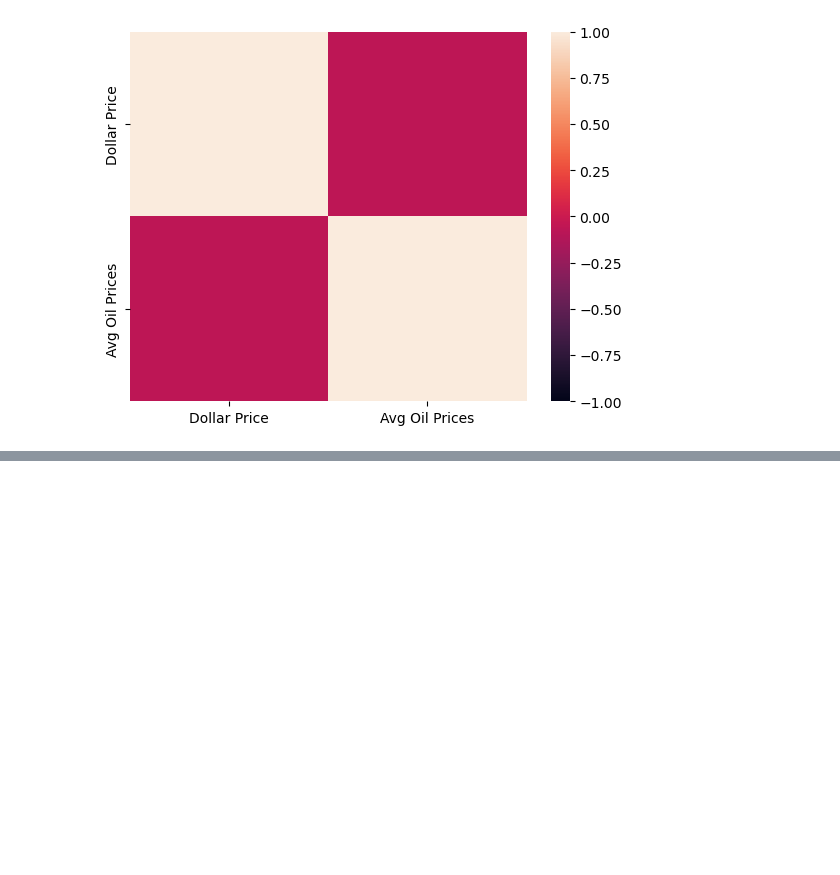
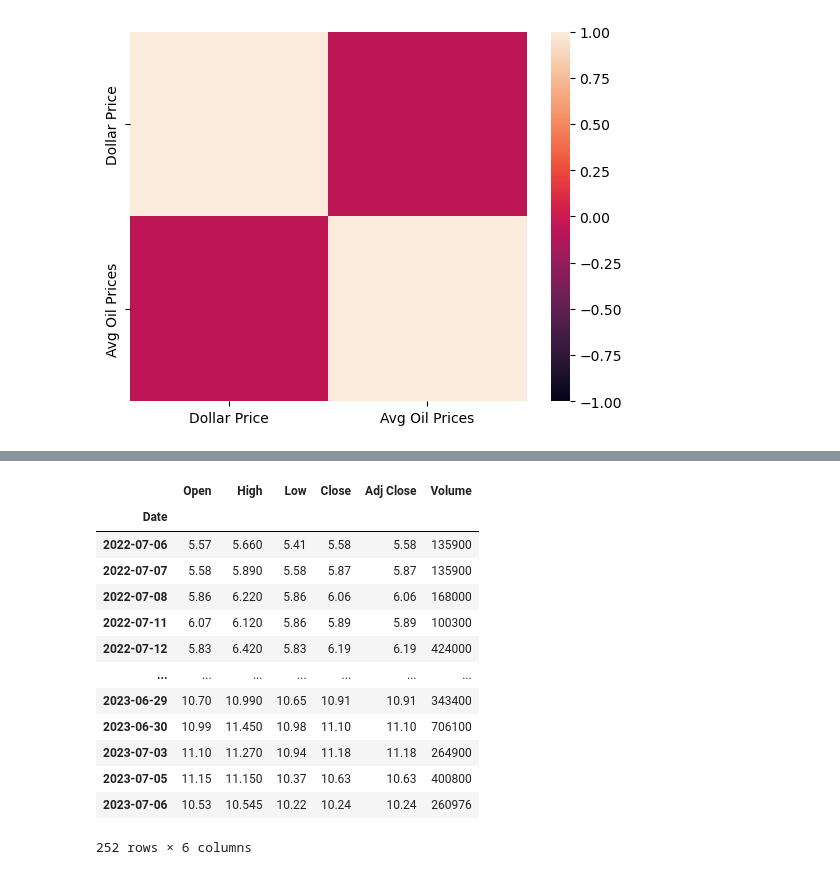
Before and after one commit to emilyblackstein/Group_Project_One, a Jupyter notebook: group_project_update.ipynb, the cells around one changed output, grey strips where cells are left out. Drawn from its saved outputs; the diff is of its cells as text; code cells hidden in the pictures; blank space fills up the shorter version.

```diff
--- a/group_project_update.ipynb
+++ b/group_project_update.ipynb
@@ -186,0 +231,19 @@ gwalker = pyg.walk(diff_yoy_combined_data_df)
+# %%
+# import CVGI csv
+cvgi_df = pd.read_csv('./Resources/CVGI.csv', index_col = "Date", parse_dates = True, infer_datetime_format = True)
+cvgi_df
+# %% [output]
+|  | Open | High | Low | Close | Adj Close | Volume |
+| Date |  |  |  |  |  |  |
+| 2022-07-06 | 5.57 | 5.660 | 5.41 | 5.58 | 5.58 | 135900 |
+| 2022-07-07 | 5.58 | 5.890 | 5.58 | 5.87 | 5.87 | 135900 |
+| 2022-07-08 | 5.86 | 6.220 | 5.86 | 6.06 | 6.06 | 168000 |
+| 2022-07-11 | 6.07 | 6.120 | 5.86 | 5.89 | 5.89 | 100300 |
+| 2022-07-12 | 5.83 | 6.420 | 5.83 | 6.19 | 6.19 | 424000 |
+| ... | ... | ... | ... | ... | ... | ... |
+| 2023-06-29 | 10.70 | 10.990 | 10.65 | 10.91 | 10.91 | 343400 |
+| 2023-06-30 | 10.99 | 11.450 | 10.98 | 11.10 | 11.10 | 706100 |
+| 2023-07-03 | 11.10 | 11.270 | 10.94 | 11.18 | 11.18 | 264900 |
+| 2023-07-05 | 11.15 | 11.150 | 10.37 | 10.63 | 10.63 | 400800 |
+| 2023-07-06 | 10.53 | 10.545 | 10.22 | 10.24 | 10.24 | 260976 |
+252 rows × 6 columns
```
Also changed, not shown: parts of 19 cells of this notebook, 10 other files.
